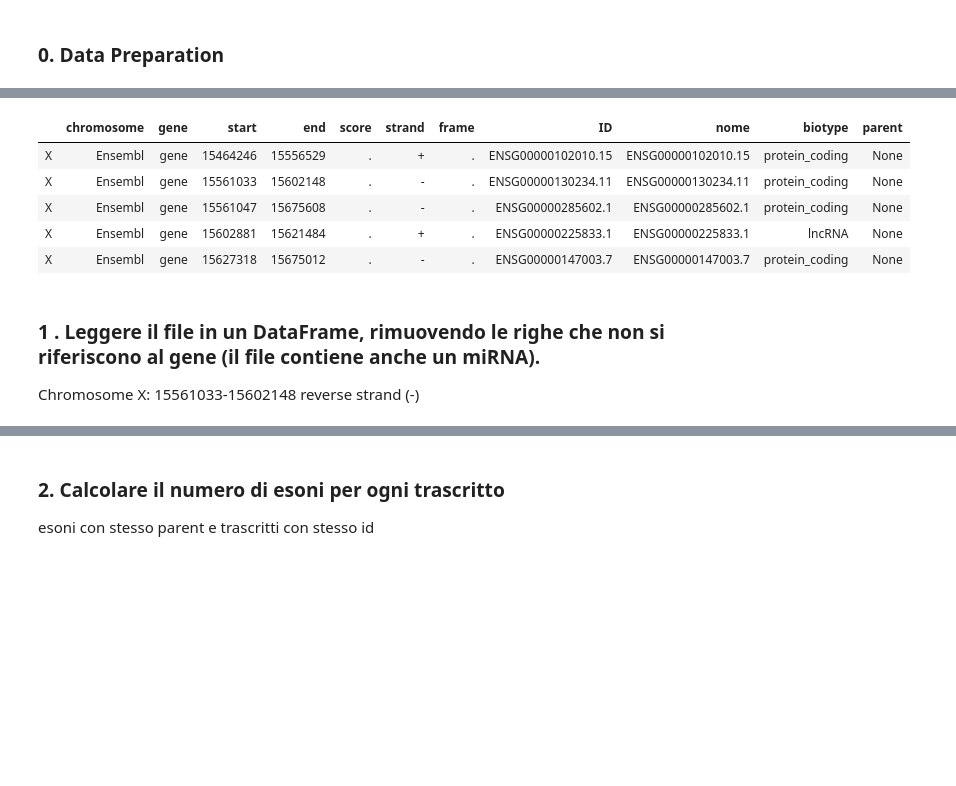
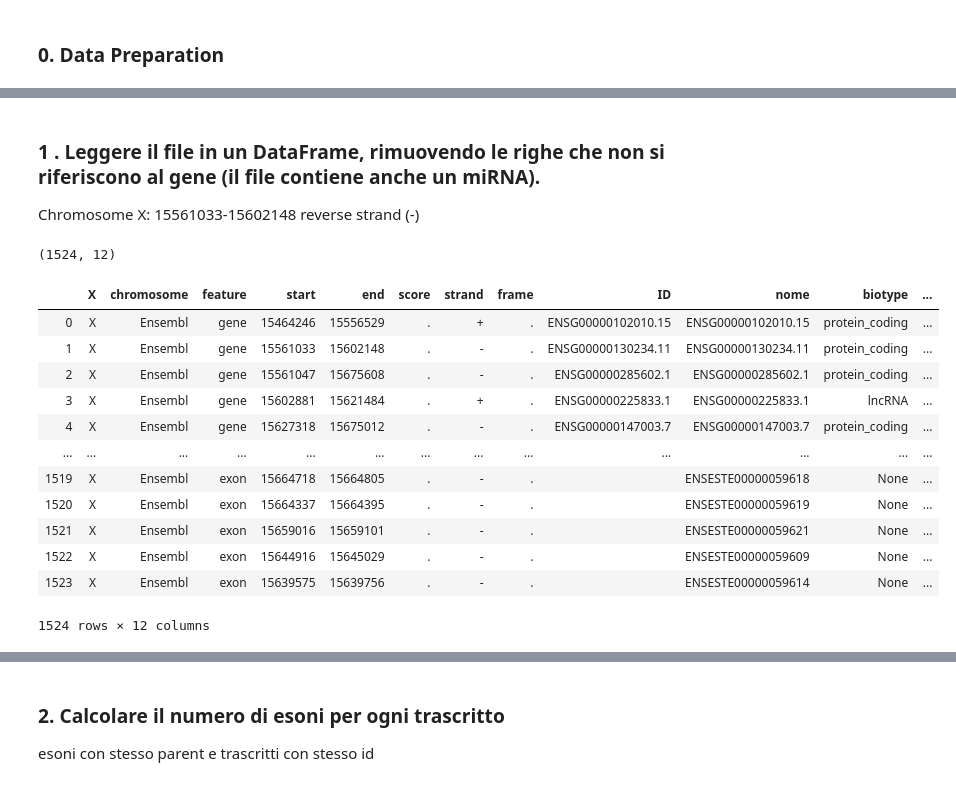
Before and after one commit to LorenzoMauri/ODE-and-GA-algorithms-covid19-applications, a Jupyter notebook: progettogdv.ipynb, the cells around one changed output, grey strips where cells are left out. Saved outputs shown, nothing was run; the diff lists cells and outputs as text; code cells hidden in the pictures; blank space fills up the shorter version.

```diff
--- a/progettogdv.ipynb
+++ b/progettogdv.ipynb
@@ -57,15 +57,35 @@ data['biotype']=data['attributes'].apply(biotype)
 data['parent']=data['attributes'].apply(parent)
 # %%
 data=data.drop(columns='attributes')
-data.head(5)
-# %% [output]
-|  | chromosome | gene | start | end | score | strand | frame | ID | nome | biotype | parent |
-| X | Ensembl | gene | 15464246 | 15556529 | . | + | . | ENSG00000102010.15 | ENSG00000102010.15 | protein_coding | None |
-| X | Ensembl | gene | 15561033 | 15602148 | . | - | . | ENSG00000130234.11 | ENSG00000130234.11 | protein_coding | None |
-| X | Ensembl | gene | 15561047 | 15675608 | . | - | . | ENSG00000285602.1 | ENSG00000285602.1 | protein_coding | None |
-| X | Ensembl | gene | 15602881 | 15621484 | . | + | . | ENSG00000225833.1 | ENSG00000225833.1 | lncRNA | None |
-| X | Ensembl | gene | 15627318 | 15675012 | . | - | . | ENSG00000147003.7 | ENSG00000147003.7 | protein_coding | None |
 # %% [markdown]
 ### 1 . Leggere il file in un DataFrame, rimuovendo le righe che non si riferiscono al gene (il file contiene anche un miRNA).
 Chromosome X: 15561033-15602148 reverse strand (-)
+# %%
+c=data.copy()
+data.shape
+# %% [output]
+(1524, 12)
+# %%
+# Gene
+data.drop(c[(c['feature'] == 'gene') & (c['nome'] != 'ENSG00000130234.11')].index, inplace = True)
+
+
+# Trascritti
+data.drop(c[(c['feature'] == 'transcript') & (c['parent'] != 'ENSG00000130234.11')].index,inplace = True)
+# %%
+data
+# %% [output]
+|  | X | chromosome | feature | start | end | score | strand | frame | ID | nome | biotype | ... |
+| 0 | X | Ensembl | gene | 15464246 | 15556529 | . | + | . | ENSG00000102010.15 | ENSG00000102010.15 | protein_coding | ... |
+| 1 | X | Ensembl | gene | 15561033 | 15602148 | . | - | . | ENSG00000130234.11 | ENSG00000130234.11 | protein_coding | ... |
+| 2 | X | Ensembl | gene | 15561047 | 15675608 | . | - | . | ENSG00000285602.1 | ENSG00000285602.1 | protein_coding | ... |
+| 3 | X | Ensembl | gene | 15602881 | 15621484 | . | + | . | ENSG00000225833.1 | ENSG00000225833.1 | lncRNA | ... |
+| 4 | X | Ensembl | gene | 15627318 | 15675012 | . | - | . | ENSG00000147003.7 | ENSG00000147003.7 | protein_coding | ... |
+| ... | ... | ... | ... | ... | ... | ... | ... | ... | ... | ... | ... | ... |
+| 1519 | X | Ensembl | exon | 15664718 | 15664805 | . | - | . |  | ENSESTE00000059618 | None | ... |
+| 1520 | X | Ensembl | exon | 15664337 | 15664395 | . | - | . |  | ENSESTE00000059619 | None | ... |
+| 1521 | X | Ensembl | exon | 15659016 | 15659101 | . | - | . |  | ENSESTE00000059621 | None | ... |
+| 1522 | X | Ensembl | exon | 15644916 | 15645029 | . | - | . |  | ENSESTE00000059609 | None | ... |
+| 1523 | X | Ensembl | exon | 15639575 | 15639756 | . | - | . |  | ENSESTE00000059614 | None | ... |
+1524 rows × 12 columns
 # %%
```
Also changed, not shown: parts of 9 cells of this notebook.
